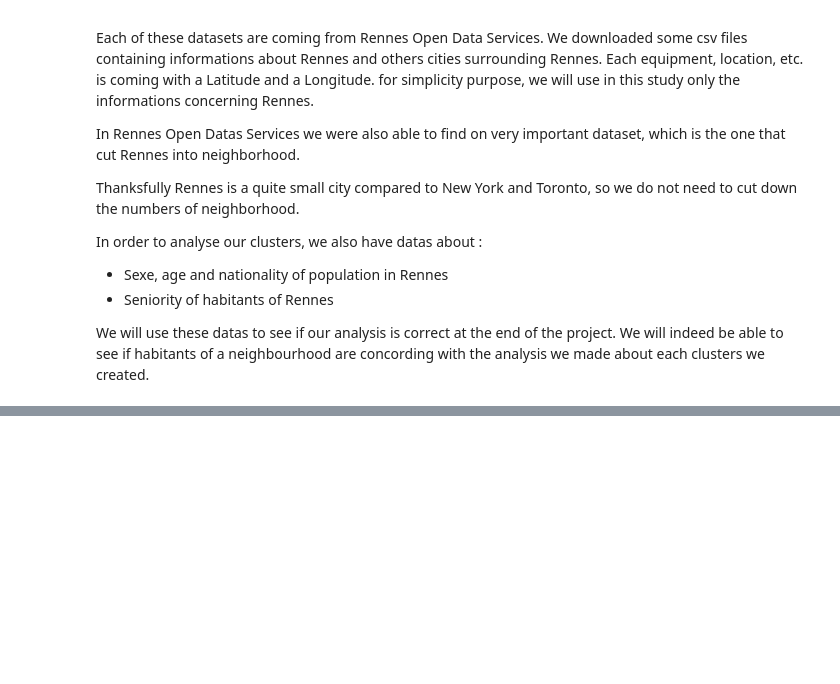
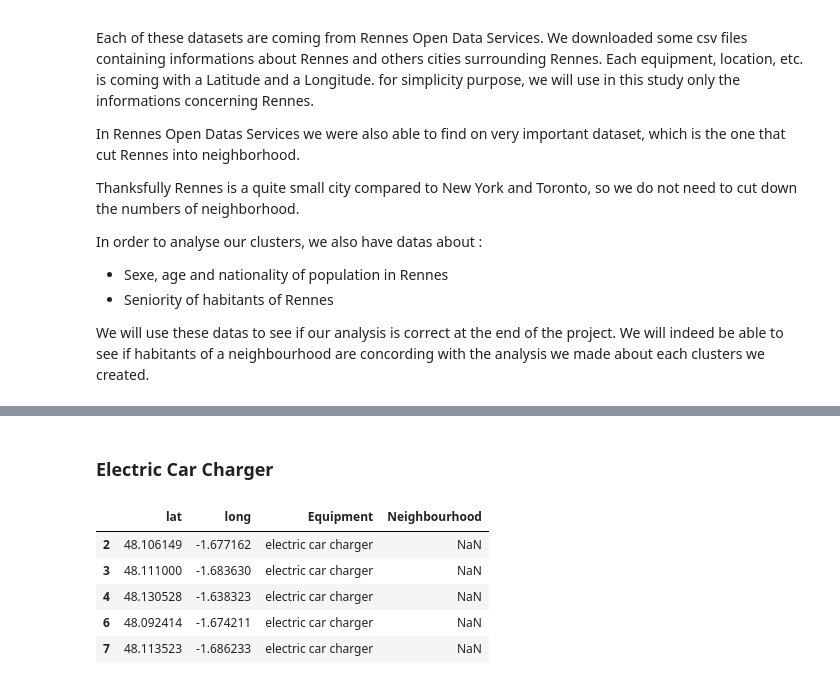
Before and after one commit to olivedu35/Coursera, a Jupyter notebook: Final Capstone Project.ipynb, the cells around one changed output, grey strips where cells are left out. Saved outputs shown, nothing was run; the diff lists cells and outputs as text; code cells hidden in the pictures; blank space fills up the shorter version.

```diff
--- a/Final Capstone Project.ipynb
+++ b/Final Capstone Project.ipynb
@@ -54,0 +159,22 @@ We will indeed be able to see if habitants of a neighbourhood are concording wit
+# %% [markdown]
+### Electric Car Charger
+# %%
+body = client_2551b64066e74033992250268342bdad.get_object(Bucket='courseraproject-donotdelete-pr-pstz2scfjmnlsh',Key='bornes-de-recharge-dediees-aux-vehicules-electriques-sur-le-territoire-de-rennes.csv')['Body']
+# add missing __iter__ method, so pandas accepts body as file-like object
+if not hasattr(body, "__iter__"): body.__iter__ = types.MethodType( __iter__, body )
+
+electric_car_charger = pd.read_csv(body,delimiter=';')
+electric_car_charger['addr'], electric_car_charger['town'] = electric_car_charger['site_adr'].str.split(',').str
+electric_car_charger = electric_car_charger.loc[electric_car_charger['town'] == ' Rennes']
+electric_car_charger['lat'], electric_car_charger['long'] = electric_car_charger['Geo Point'].str.split(',').str
+electric_car_charger = electric_car_charger[['lat','long']]
+electric_car_charger['Equipment'] = 'electric car charger'
+electric_car_charger['Neighbourhood'] = np.nan
+electric_car_charger.head()
+# %% [output]
+|  | lat | long | Equipment | Neighbourhood |
+| 2 | 48.106149 | -1.677162 | electric car charger | NaN |
+| 3 | 48.111000 | -1.683630 | electric car charger | NaN |
+| 4 | 48.130528 | -1.638323 | electric car charger | NaN |
+| 6 | 48.092414 | -1.674211 | electric car charger | NaN |
+| 7 | 48.113523 | -1.686233 | electric car charger | NaN |
```
Also changed, not shown: parts of 31 cells of this notebook.
